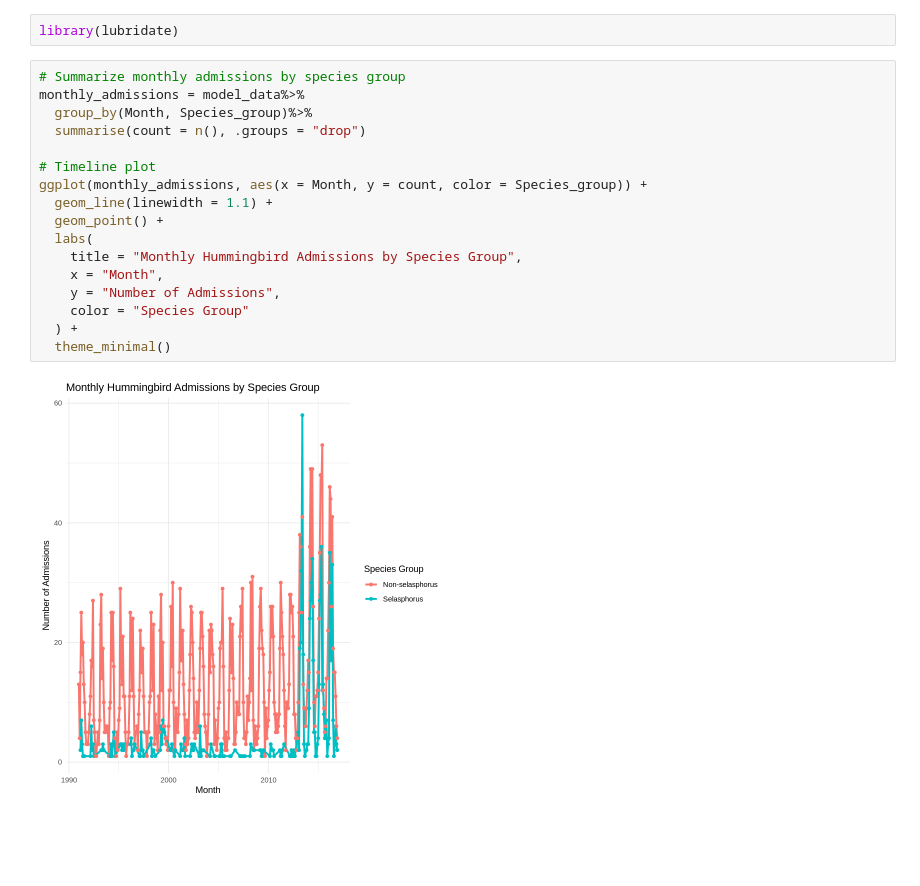
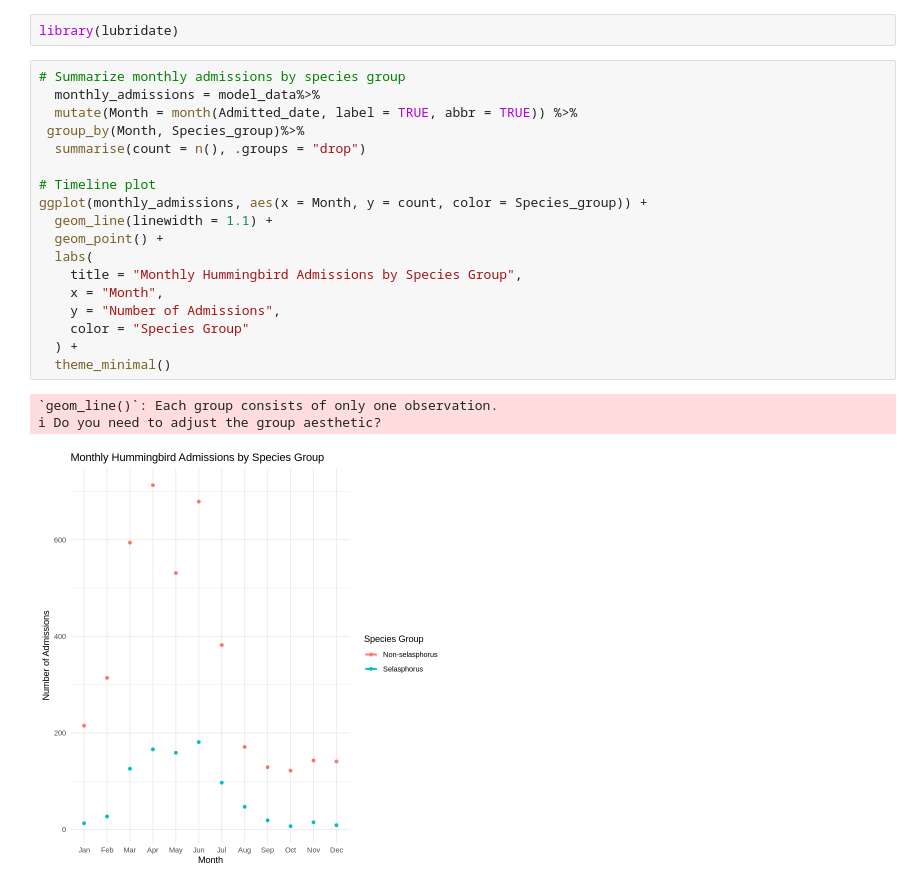
Before and after one commit to emendiola-vaz/MPM_200_Mendiola, a Jupyter notebook: Code/MPM200_Session5_HW_EMendiola.ipynb, the cells around one changed output. Cells and saved outputs as stored; diff of their text form; blank space fills up the shorter version.

Commit message:
Exploring glm model

```diff
--- a/Code/MPM200_Session5_HW_EMendiola.ipynb
+++ b/Code/MPM200_Session5_HW_EMendiola.ipynb
@@ -543,20 +538,23 @@ p_year;
 library(lubridate)
 # %%
 # Summarize monthly admissions by species group
-monthly_admissions = model_data%>%
-  group_by(Month, Species_group)%>%
+  monthly_admissions = model_data%>%
+  mutate(Month = month(Admitted_date, label = TRUE, abbr = TRUE)) %>%
+ group_by(Month, Species_group)%>%
   summarise(count = n(), .groups = "drop")
 
 # Timeline plot
 ggplot(monthly_admissions, aes(x = Month, y = count, color = Species_group)) +
   geom_line(linewidth = 1.1) +
   geom_point() +
   labs(
     title = "Monthly Hummingbird Admissions by Species Group",
     x = "Month",
     y = "Number of Admissions",
     color = "Species Group"
   ) +
   theme_minimal()
 # %% [output]
+`geom_line()`: Each group consists of only one observation.
+ℹ Do you need to adjust the group aesthetic?
-[figure, old version]
+[figure, new version]
```
Also changed, not shown: parts of 23 cells of this notebook.
